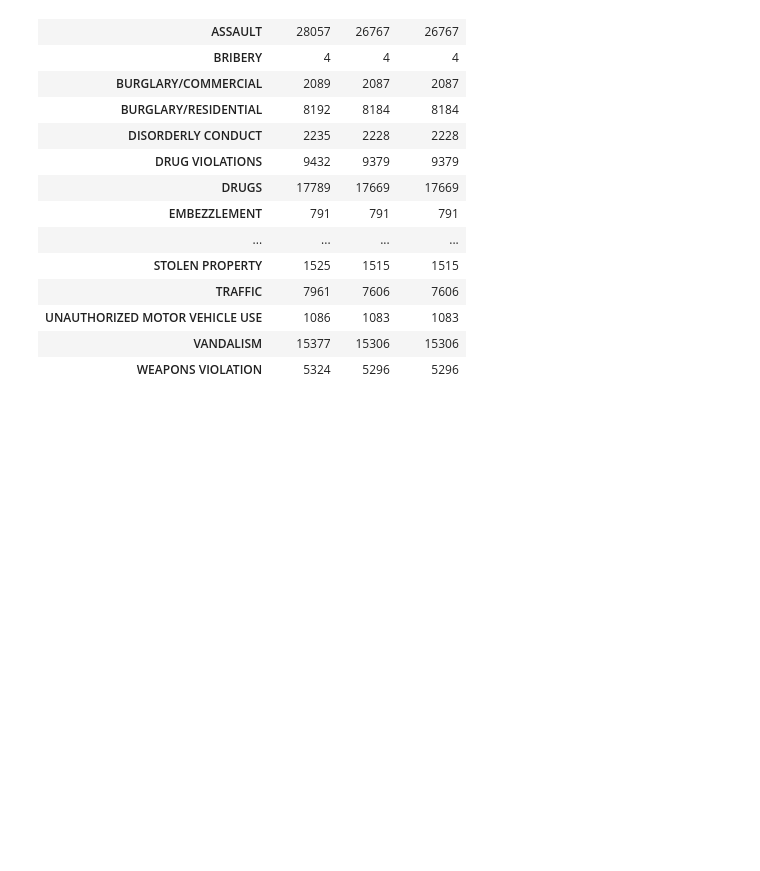
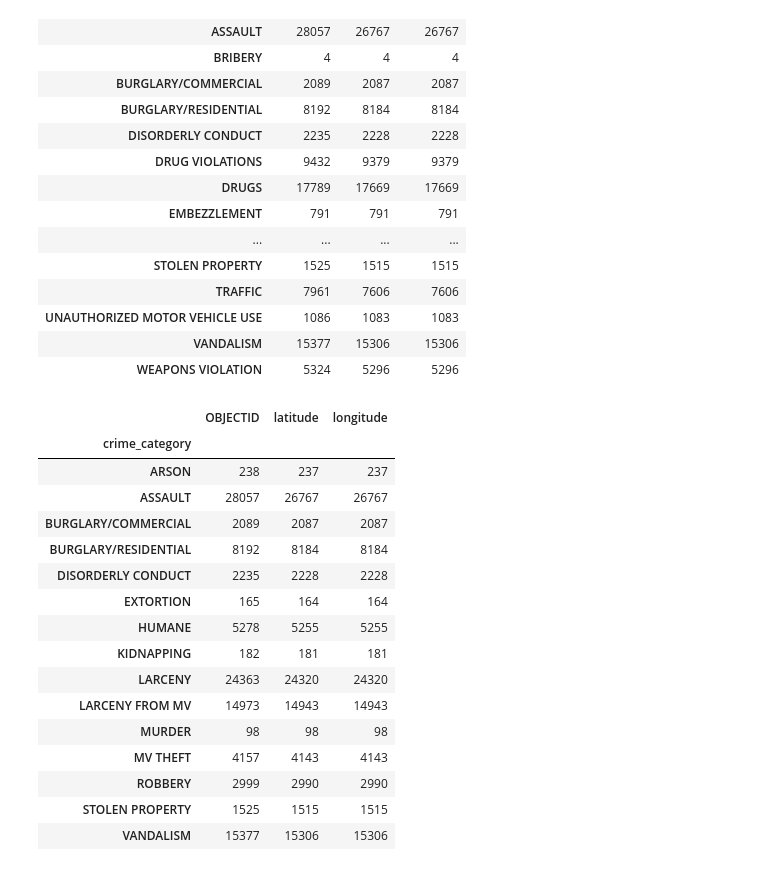
Before and after one commit to Brian1949/Coursera_Capstone, a Jupyter notebook: Applied DS Capstone.ipynb, the cells around one changed output. Saved outputs shown, nothing was run; the diff lists cells and outputs as text; code cells hidden in the pictures; blank space fills up the shorter version.

```diff
--- a/Applied DS Capstone.ipynb
+++ b/Applied DS Capstone.ipynb
@@ -71,0 +82,20 @@ data.groupby('crime_category').count()[['OBJECTID', 'latitude', 'longitude']]
+# %%
+crime_data.groupby('crime_category').count()[['OBJECTID', 'latitude', 'longitude']]
+# %% [output]
+|  | OBJECTID | latitude | longitude |
+| crime_category |  |  |  |
+| ARSON | 238 | 237 | 237 |
+| ASSAULT | 28057 | 26767 | 26767 |
+| BURGLARY/COMMERCIAL | 2089 | 2087 | 2087 |
+| BURGLARY/RESIDENTIAL | 8192 | 8184 | 8184 |
+| DISORDERLY CONDUCT | 2235 | 2228 | 2228 |
+| EXTORTION | 165 | 164 | 164 |
+| HUMANE | 5278 | 5255 | 5255 |
+| KIDNAPPING | 182 | 181 | 181 |
+| LARCENY | 24363 | 24320 | 24320 |
+| LARCENY FROM MV | 14973 | 14943 | 14943 |
+| MURDER | 98 | 98 | 98 |
+| MV THEFT | 4157 | 4143 | 4143 |
+| ROBBERY | 2999 | 2990 | 2990 |
+| STOLEN PROPERTY | 1525 | 1515 | 1515 |
+| VANDALISM | 15377 | 15306 | 15306 |
```
Also changed, not shown: parts of 48 cells of this notebook, 1 other file.
